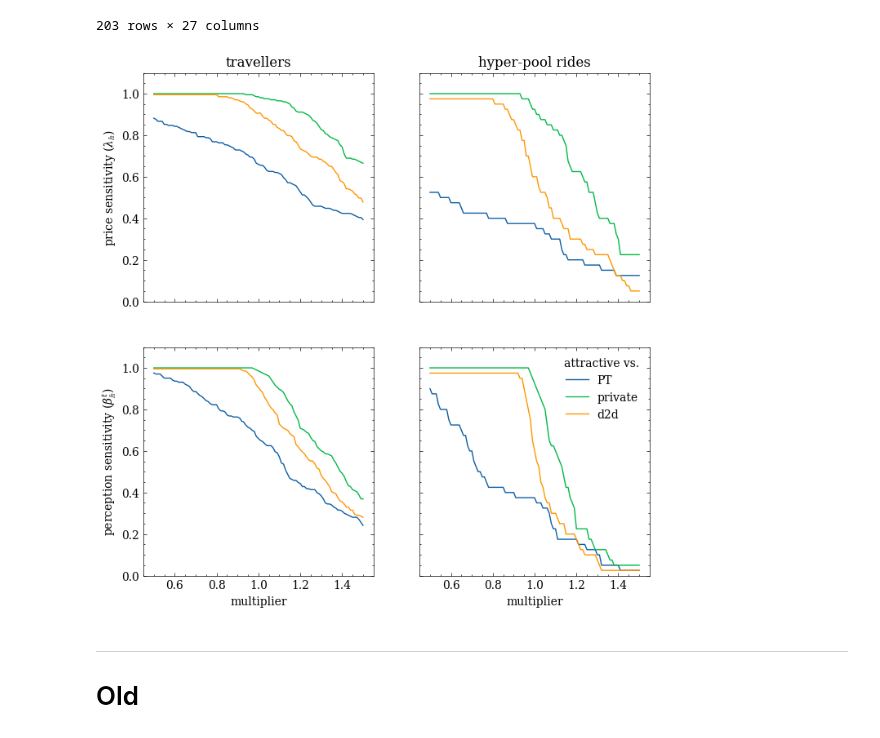
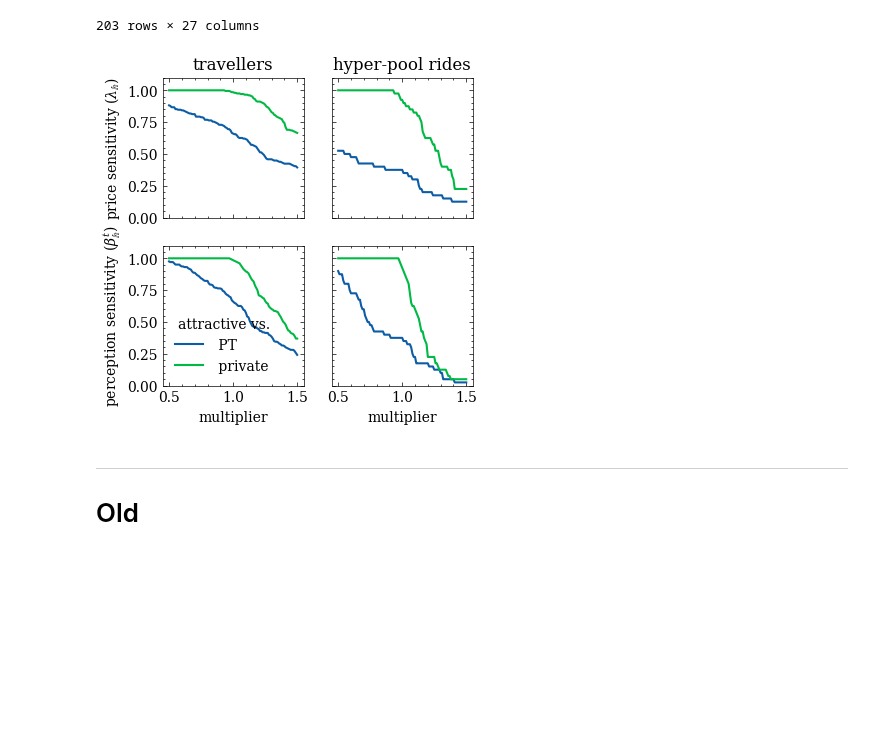
Before and after one commit to RafalKucharskiPK/ExMAS, a Jupyter notebook: ExMAS/spinoffs/tndp/ExExMAS_results_npj_rev1.ipynb, the cells around one changed output. Saved outputs shown, nothing was run; the diff lists cells and outputs as text; code cells hidden in the pictures; blank space fills up the shorter version.

```diff
--- a/ExMAS/spinoffs/tndp/ExExMAS_results_npj_rev1.ipynb
+++ b/ExMAS/spinoffs/tndp/ExExMAS_results_npj_rev1.ipynb
@@ -361,8 +364,10 @@ plt.savefig('eff.png',dpi = 300)
 #### Walking distance distirbutions
 # %%
 fig, ax = plt.subplots(1,2, figsize = (8,4), sharey = True, sharex= True)
-rm['walk_time'] = rm["orig_walk_time"] + rm["dest_walk_time"]
-sns.histplot(data = rm[(rm.solution_2 == 1) & (rm.kind == 's2s')], x = "walk_time", kde=False, hue = 'kind', ax = ax[0], bins = 30)
-sns.histplot(data = rm[(rm.solution_3 == 1) & (rm.kind.isin(['s2s','ms']))], x = "walk_time", hue = 'kind', ax = ax[1], bins = 30)
+rm['walk distance (meters)'] = (rm["orig_walk_time"] + rm["dest_walk_time"])/1.5
+sns.histplot(data = rm[(rm.solution_2 == 1) & (rm.kind == 's2s')], x = 'walk distance (meters)', kde=False, hue = 'kind', ax = ax[0], bins = 40)
+sns.histplot(data = rm[(rm.solution_3 == 1) & (rm.kind.isin(['s2s','ms']))], x = 'walk distance (meters)', hue = 'kind', ax = ax[1], bins = 40)
 ax[0].set_ylim([0,18])
+ax[0].set_xlim([0,600])
+ax[0].set_xlim([0,600])
 # %% [output]
@@ -403,7 +408,8 @@ df
 | 628 | 785769 | 628 | 10.0 | 7955 | 1106.0 | 289.0 | 13.445 | 214.0 | 151.0 | ... |
 203 rows × 27 columns
 # %%
-fig, ax = plt.subplots(2,2, figsize = (8,8), sharey = True, sharex= True)
+from matplotlib.ticker import FormatStrFormatter
+fig, ax = plt.subplots(2,2, figsize = (4,4), sharey = True, sharex= True)
 ax = ax.flatten()
 res = dict()
 for multiplier in np.linspace(0.5,1.5,101):
@@ -429,10 +435,10 @@ for multiplier in np.linspace(0.5,1.5,101):
                      "d2d": df.groupby('ride').attractive_pool.min().sum()/df.ride.nunique()}
 
 res = pd.DataFrame(res).T
-res[res.columns[0:3]].plot(title="travellers", ax = ax[0])
+res[res.columns[0:2]].plot(title="travellers", ax = ax[0], lw = 1.5)
 ax[0].set_ylabel('price sensitivity ($ \lambda_{\mathbb{h}}$)')
 
-res[res.columns[3:6]].plot(title="hyper-pool rides", ax = ax[1])
+res[res.columns[3:5]].plot(title="hyper-pool rides", ax = ax[1], lw = 1.5)
 ax[1].get_legend().remove()
 
 res = dict()
@@ -442,38 +448,42 @@ for multiplier in np.linspace(0.5,1.5,101):
                                        params.multi_stop_WtS * df.ttrav +
                                        params.delay_value * df.delay)
     df['attractive_PT'] = df['u_ms_multiplier']<df['u_PT']
 
 
     df['attractive_private'] = df['u_ms_multiplier']<df['u_private']
 
 
     df['attractive_pool'] = df['u_ms_multiplier']<df['u_d2d']
 
 
     res[multiplier]={" PT":df.attractive_PT.sum()/df.shape[0],
                      " private ":df.attractive_private.sum()/df.shape[0],
                      " pool ":df.attractive_pool.sum()/df.shape[0],
                      "PT": df.groupby('ride').attractive_PT.min().sum()/df.ride.nunique(),
                      "private": df.groupby('ride').attractive_private.min().sum()/df.ride.nunique(),
                      "d2d": df.groupby('ride').attractive_pool.min().sum()/df.ride.nunique()}
 
 res = pd.DataFrame(res).T
-res[res.columns[0:3]].plot(ax = ax[2])
+res[res.columns[0:2]].plot(ax = ax[2], lw = 1.5)
 ax[2].get_legend().remove()
 ax[0].legend(title="attractive vs.")
-res[res.columns[3:6]].plot(ax = ax[3])
+res[res.columns[3:5]].plot(ax = ax[3], lw = 1.5)
 plt.ylim((0,1.1))
+for a in ax:
+    a.xaxis.set_major_formatter(FormatStrFormatter('%.1f'))
+
 ax[2].set_ylabel(r'perception sensitivity ($ \beta^t_{\mathbb{h}}$)')
 ax[2].set_xlabel(r'multiplier')
 ax[3].set_xlabel(r'multiplier')
-ax[3].legend(title="attractive vs.")
+ax[2].legend(title="attractive vs.")
 ax[0].get_legend().remove()
+ax[3].get_legend().remove()
 #ax[0].legend(title="attractive vs.")
 
 #fig.suptitle('Share of hyper-pooled rides remining attractive for varying price and willingness to hyper-pool.')
-plt.savefig('sensitivity.png',dpi = 300)
+plt.savefig('sa.png',dpi = 300)
 # %% [output]
-[figure, old version]
+[figure, new version]
 # %% [markdown]
 -----
 
```
Also changed, not shown: parts of 2 cells of this notebook.
